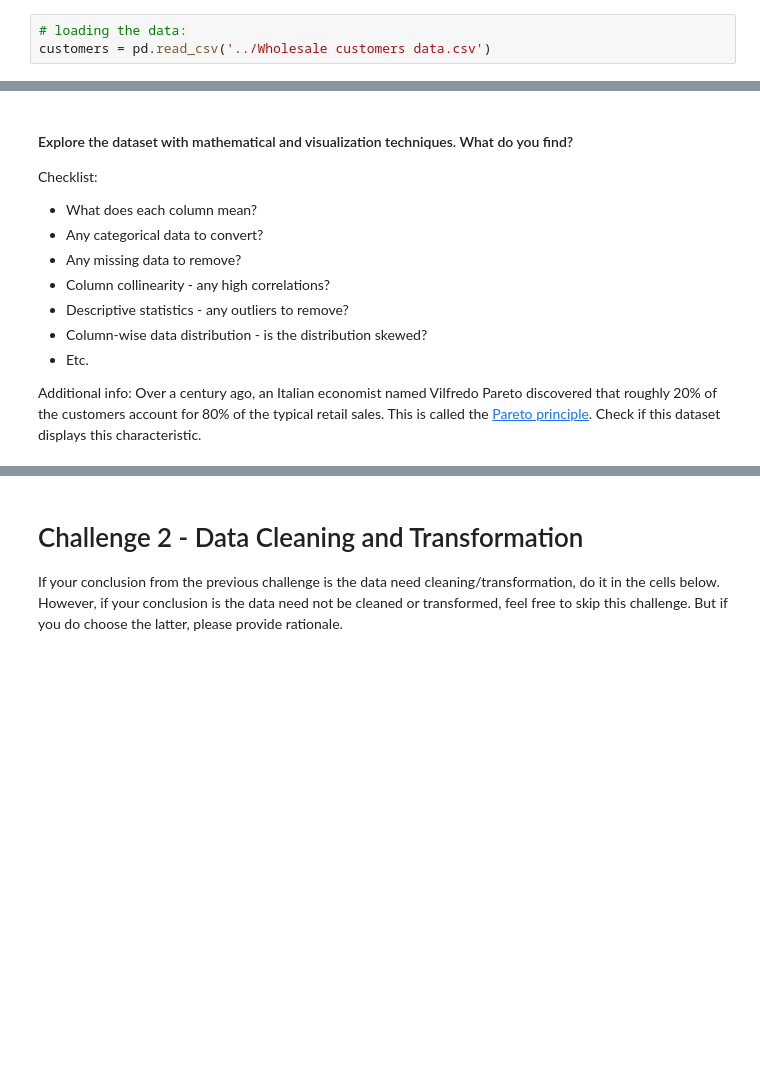
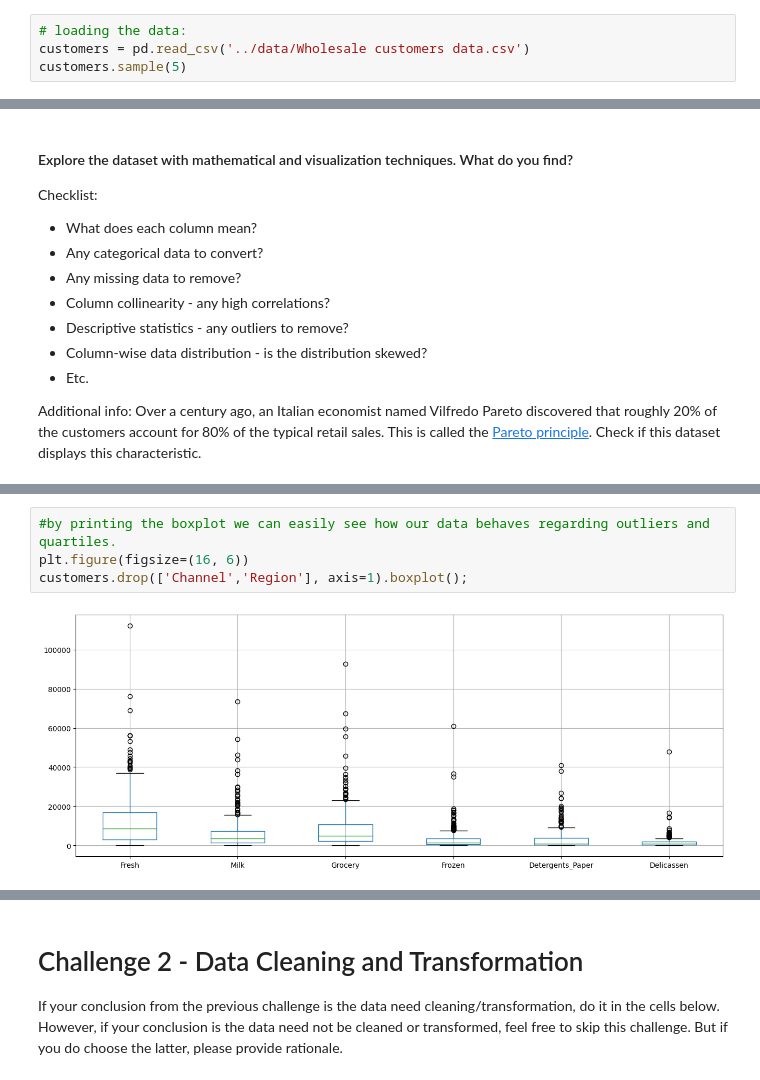
Before and after one commit to Ironhack-Data-Madrid-Octubre-2023/7.4-lab_unsupervised_learning, a Jupyter notebook: your-code/main.ipynb, the cells around one changed output, grey strips where cells are left out. Saved outputs shown, nothing was run; the diff lists cells and outputs as text; blank space fills up the shorter version.

Commit message:
"data analysis"

```diff
--- a/your-code/main.ipynb
+++ b/your-code/main.ipynb
@@ -26,4 +26,5 @@ In this lab, we will use a dataset containing information about customer prefere
 The origin of the dataset is [here](https://archive.ics.uci.edu/ml/datasets/wholesale+customers).
 # %%
 # loading the data:
-customers = pd.read_csv('../Wholesale customers data.csv')
+customers = pd.read_csv('../data/Wholesale customers data.csv')
+customers.sample(5)
@@ -63,0 +98,6 @@ customers.columns   # se observan las columnas
+# %%
+#by printing the boxplot we can easily see how our data behaves regarding outliers and quartiles.
+plt.figure(figsize=(16, 6))
+customers.drop(['Channel','Region'], axis=1).boxplot();
+# %% [output]
+[figure, added]
```
Also changed, not shown: parts of 13 cells of this notebook.
